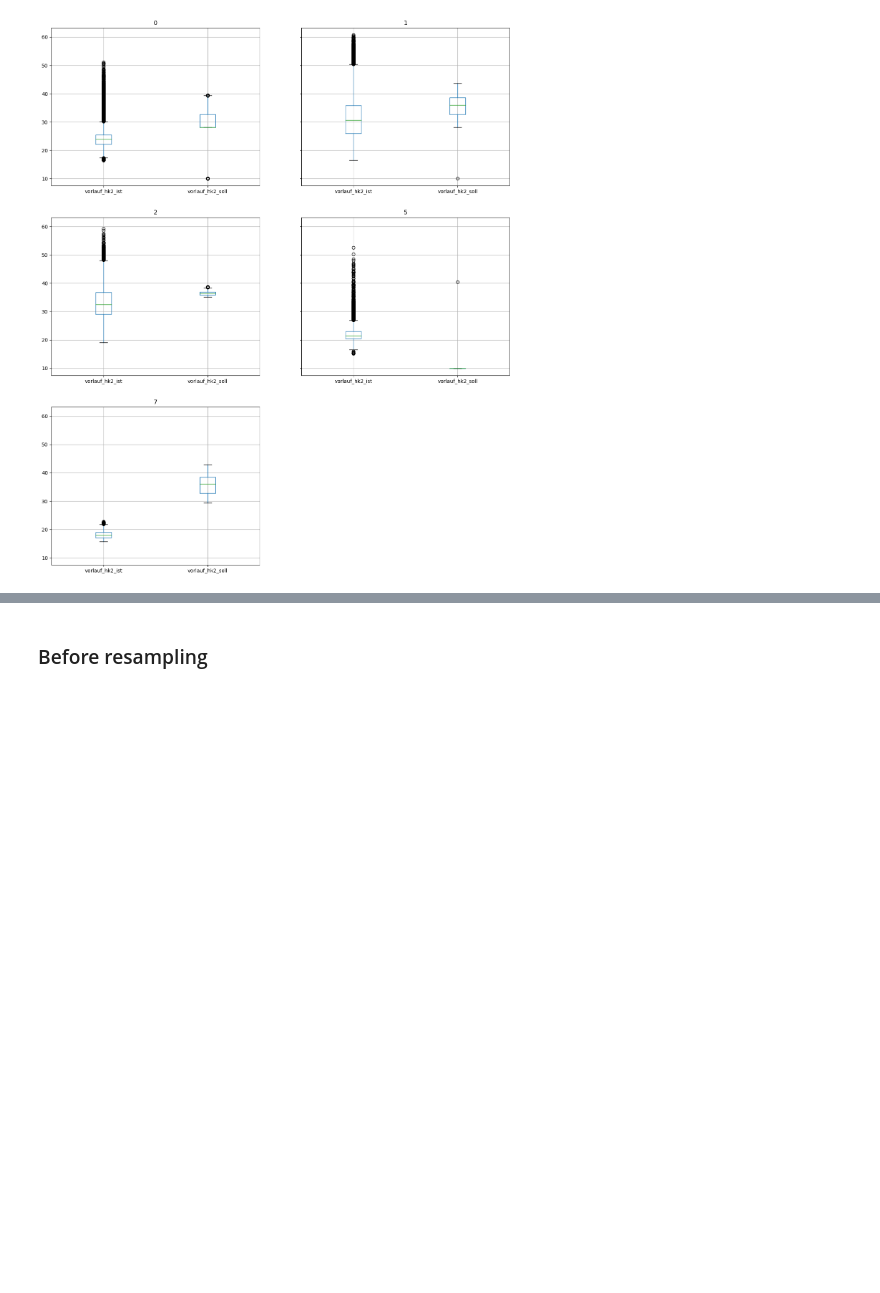
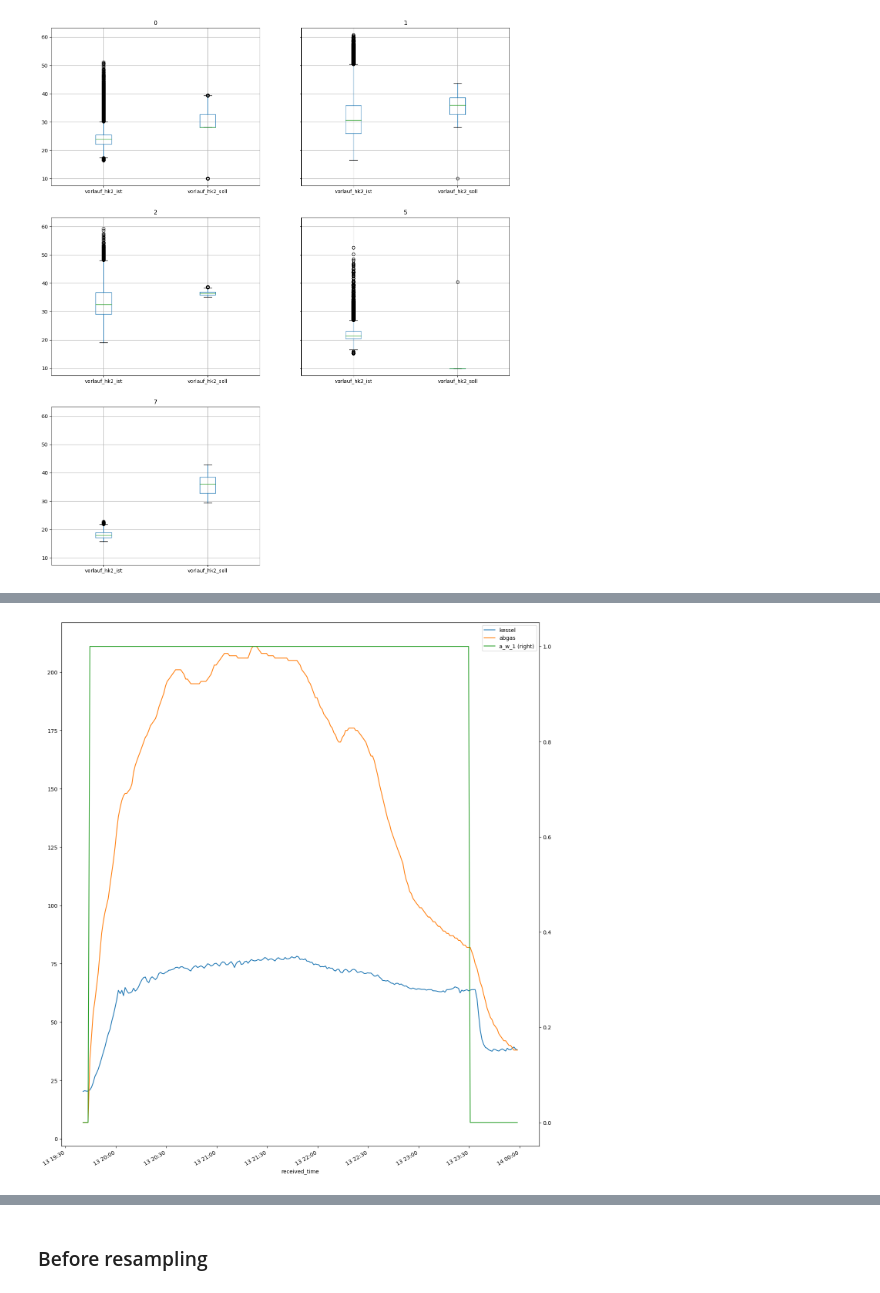
Before and after one commit to Joelius300/HeatingDataMonitor, a Jupyter notebook: forecasting/playing_around_with_1-min_data.ipynb, the cells around one changed output, grey strips where cells are left out. Saved outputs shown, nothing was run; the diff lists cells and outputs as text; code cells hidden in the pictures; blank space fills up the shorter version.

```diff
--- a/forecasting/playing_around_with_1-min_data.ipynb
+++ b/forecasting/playing_around_with_1-min_data.ipynb
@@ -165,0 +294,6 @@ _ = df[['vorlauf_hk2_ist', 'vorlauf_hk2_soll', 'betriebsphase_hk2']].groupby(df[
+# %%
+df.a_w_1 = df.a_w_1.astype(int)
+df[(df.index > '2020-06-13T19:40:00') & (df.index < '2020-06-13T23:59:00')].plot(y=["kessel", "abgas", "a_w_1"], secondary_y=["a_w_1"])
+df.a_w_1 = df.a_w_1.astype(bool)
+# %% [output]
+[figure, added]
```
Also changed, not shown: parts of 21 cells of this notebook.
